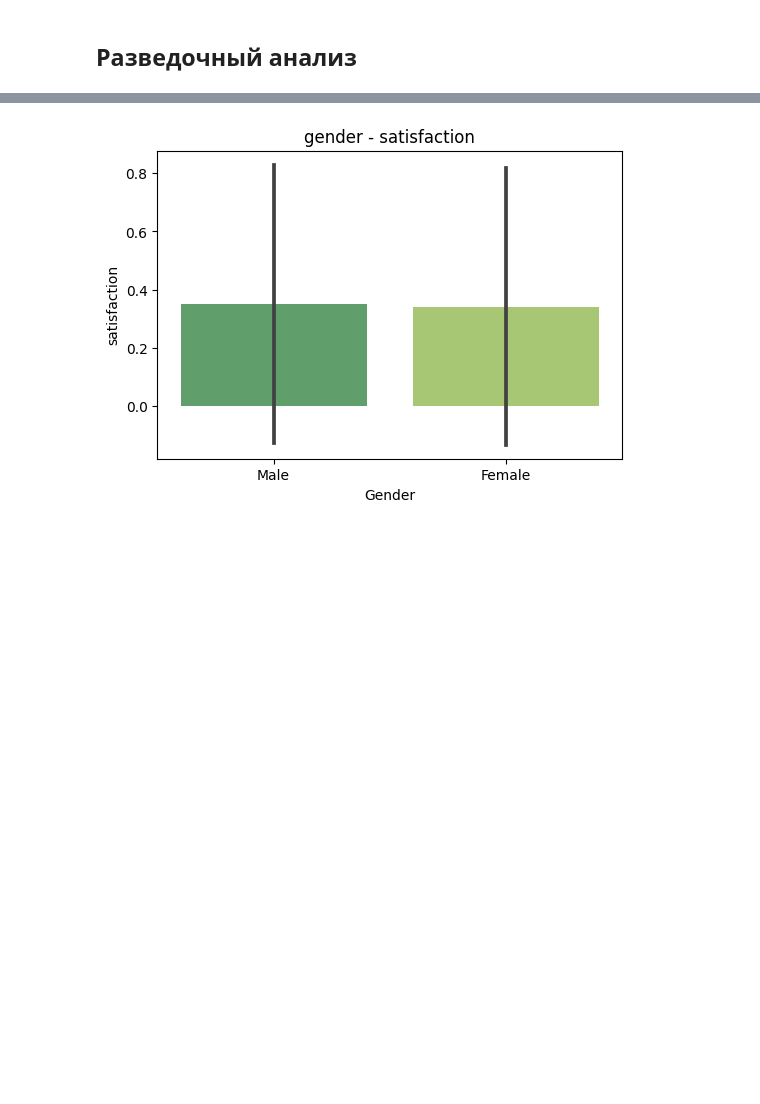
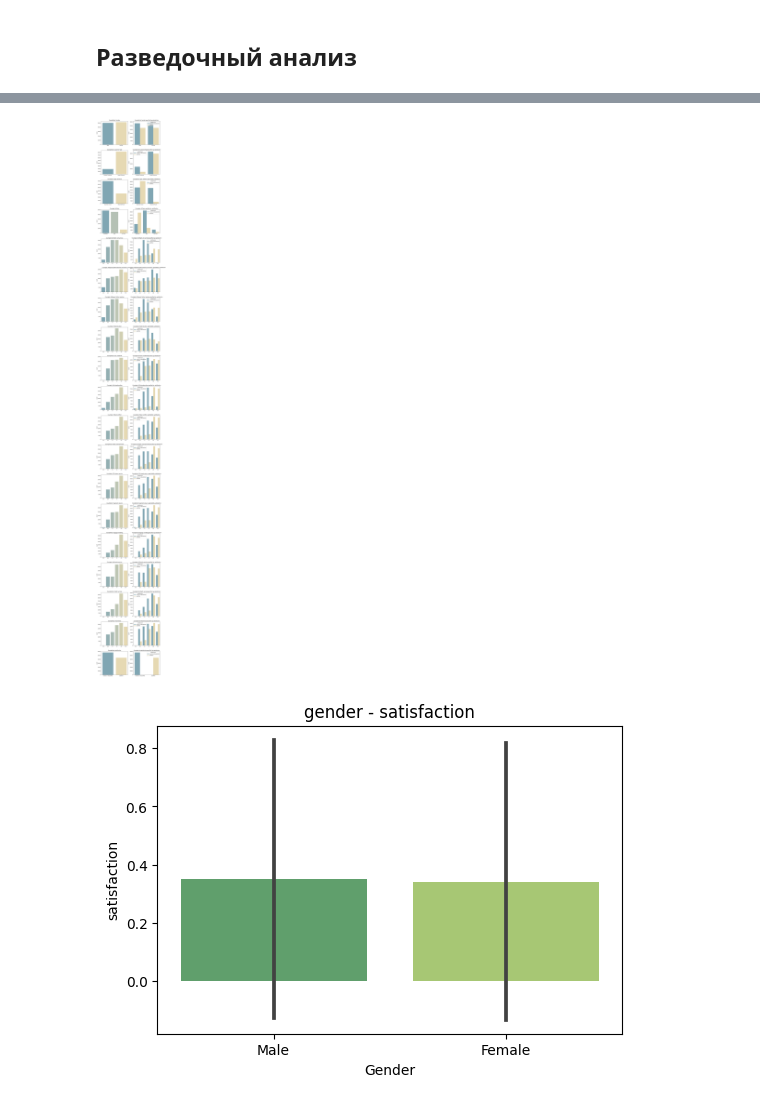
Before and after one commit to dm1trykrylov/Airlines-Customer-satisfaction, a Jupyter notebook: clients.ipynb, the cells around one changed output, grey strips where cells are left out. Drawn from its saved outputs; the diff is of its cells as text; code cells hidden in the pictures; blank space fills up the shorter version.

```diff
--- a/clients.ipynb
+++ b/clients.ipynb
@@ -82,3 +122,49 @@ df = df1
+# %%
+def visualise_discrete(df: pd.DataFrame, discrete_columns: list[str]):
+    """
+    Функция для построения гистограммы по каждому признаку с дискретными значениями.
+
+    Источник: https://www.kaggle.com/code/ricktenbult/airline-satisfaction-prediction?scriptVersionId=134126604&cellId=14
+    """
+
+    #categorical_columns = df.select_dtypes(include=['object'])
+    #categorical_columns = ['Class', 'satisfaction']
+    # Настройка размеров изображения
+    fig, axes = plt.subplots(nrows=len(discrete_columns), ncols=2, figsize=(12, 6 * len(discrete_columns)))
+    fig.subplots_adjust(hspace=0.25)
+    sns.color_palette("Blues", as_cmap=True)
+
+    for index, column in enumerate(discrete_columns):
+        # Распределение по классам
+        sns.countplot(data=df, x=column, ax=axes[index, 0], palette="blend:#7AB,#EDA")
+        axes[index, 0].set_title(f"Countplot of {column}")
+        axes[index, 0].set_xlabel("")
+
+        # Распределение удовлетворённых внутри каждого класса
+        sns.countplot(data=df, x=column, hue=TARGET, ax=axes[index, 1], palette="blend:#7AB,#EDA")
+        axes[index, 1].set_title(f"Countplot of {column} specified by {TARGET}")
+        axes[index, 1].set_xlabel("")
+
+    plt.show()
+# %%
+# Выделение признаков, которым должны соответствоватьчисла 0-5 и удаление выбросов
+discrete_num_features = ['Inflight wifi service', 'Departure/Arrival time convenient', 'Ease of Online booking', 'Gate location',
+                 'Food and drink', 'Online boarding',
+                 'Seat comfort',
+                 'Inflight entertainment',
+                 'On-board service',
+                 'Leg room service',
+                 'Baggage handling',
+                 'Checkin service',
+                 'Inflight service',
+                 'Cleanliness']
+for feature in discrete_num_features:
+    df.drop(df[df[feature] > 5].index, inplace=True)
+# %%
+discrete_cols,_ = select_columns(df)
+visualise_discrete(df, discrete_cols)
+# %% [output]
+[figure, added]
 # %%
 plt.figure(figsize=(6,4))
 
```
Also changed, not shown: parts of 24 cells of this notebook.
